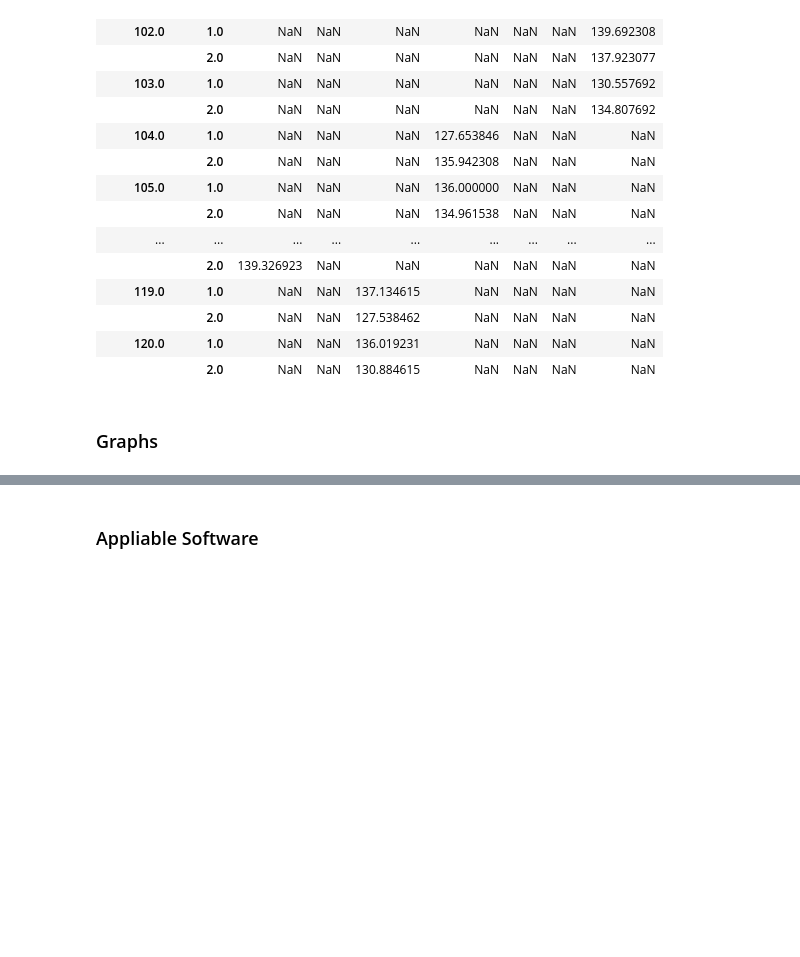
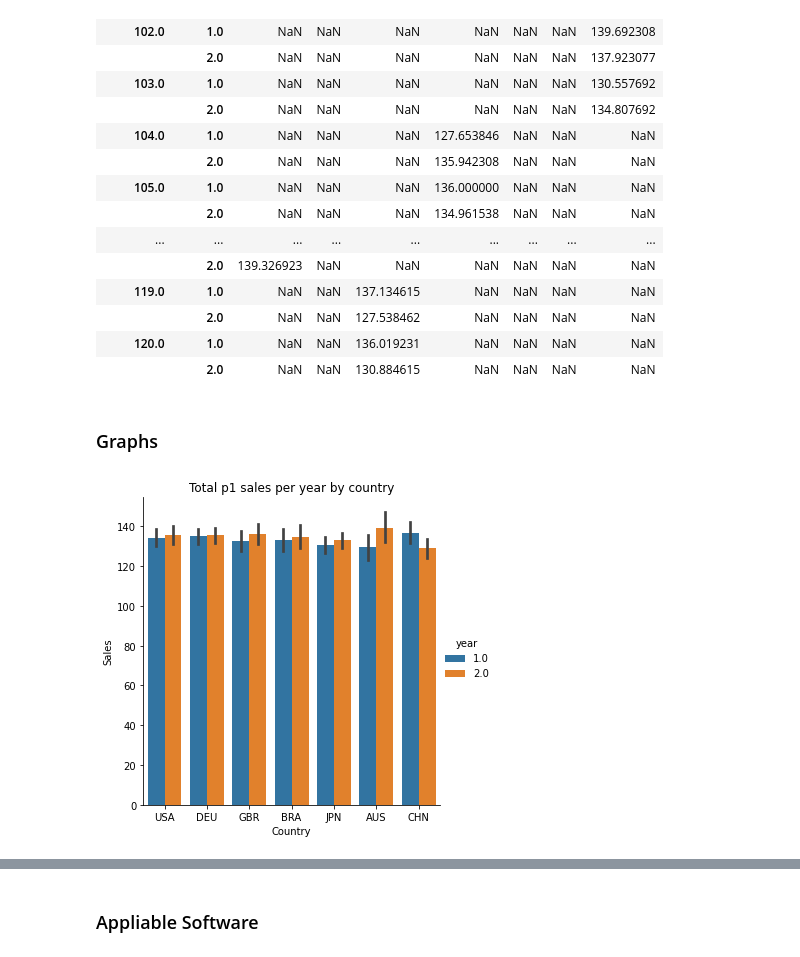
Before and after one commit to Yoyoyamato/pandas, a Jupyter notebook: Excel_to_Python/excel.ipynb, the cells around one changed output, grey strips where cells are left out. Drawn from its saved outputs; the diff is of its cells as text; code cells hidden in the pictures; blank space fills up the shorter version.

Commit message:
Updates on the Graphs sections

```diff
--- a/Excel_to_Python/excel.ipynb
+++ b/Excel_to_Python/excel.ipynb
@@ -244,0 +245,16 @@ df.groupby(['store_num', 'year','country']).p1_sales.mean().unstack()
+# %%
+## bar graph
+# total p1 sales per year by country
+sns.catplot(
+    x='country',
+    y='p1_sales',
+    data=df,
+    hue='year',
+    kind='bar'
+)
+plt.title('Total p1 sales per year by country')
+plt.xlabel('Country')
+plt.ylabel('P1 Sales')
+plt.show()
+# %% [output]
+[figure, added]
```
Also changed, not shown: parts of 10 cells of this notebook, 1 other file.
